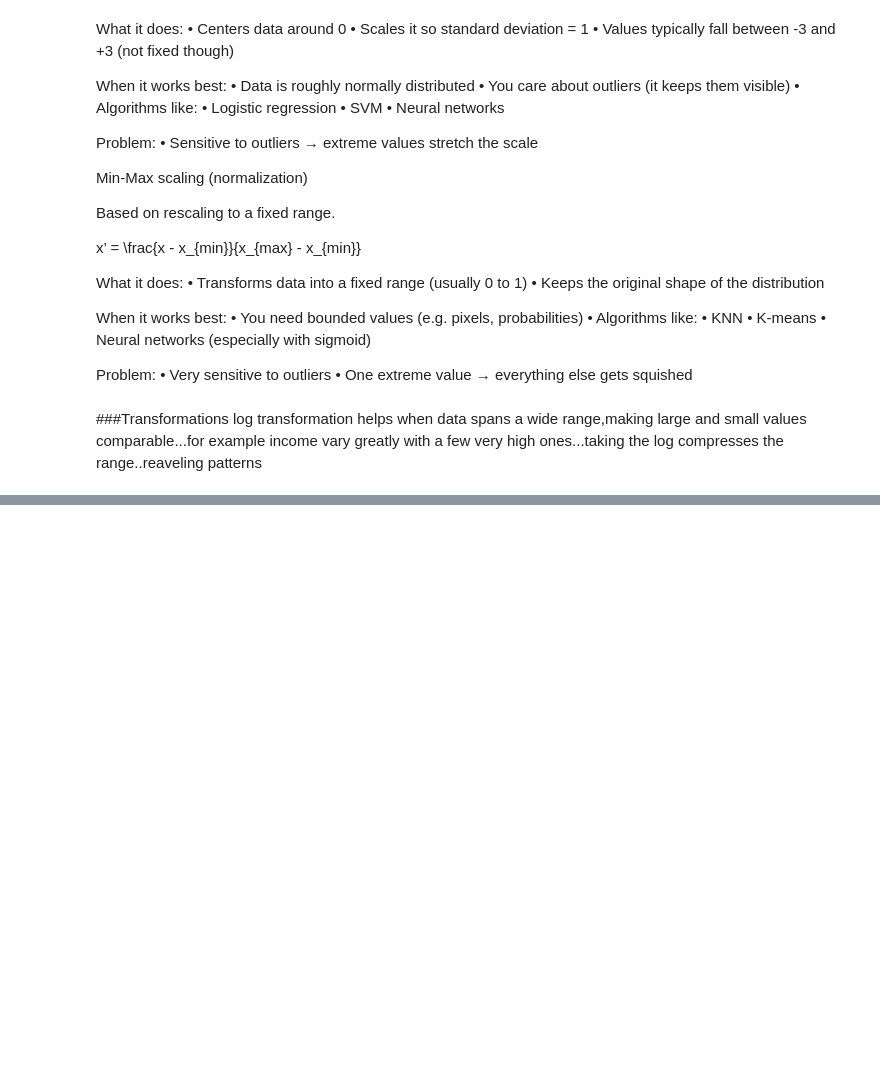
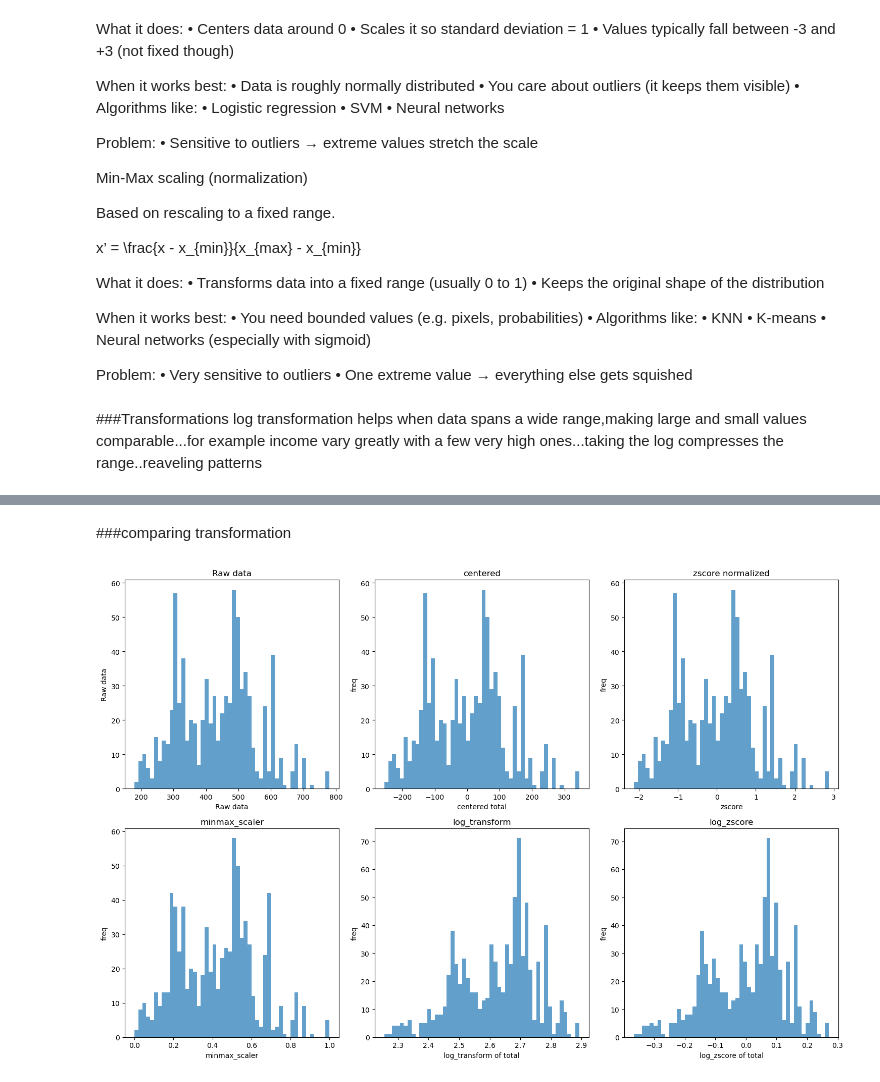
Before and after one commit to SadmanUddin/Data-analysis-and-statistics, a Jupyter notebook: Scaling and Transformations/Untitled-1.ipynb, the cells around one changed output, grey strips where cells are left out. Drawn from its saved outputs; the diff is of its cells as text; code cells hidden in the pictures; blank space fills up the shorter version.

```diff
--- a/Scaling and Transformations/Untitled-1.ipynb
+++ b/Scaling and Transformations/Untitled-1.ipynb
@@ -228,0 +263,52 @@ log transformation helps when data spans a wide range,making large and small val
+# %% [markdown]
+###comparing transformation
+# %%
+fig,axes = plt.subplots(2,3,figsize=(15,10))
+axes[0,0].hist(pokemon["Total"],bins=50,alpha=0.7)
+axes[0,0].set_title('Raw data')
+axes[0,0].set_xlabel('Raw data')
+axes[0,0].set_ylabel('Raw data')
+
+#center
+mean_total=pokemon["Total"].mean()
+centered=pokemon["Total"]-mean_total
+axes[0,1].hist(centered,bins=50,alpha=0.7)
+axes[0,1].set_title("centered")
+axes[0,1].set_xlabel("centered total")
+axes[0,1].set_ylabel("freq")
+
+#zeroscore nor
+data_to_scale = pokemon["Total"].values.reshape(-1,1)
+scaler_z=preprocessing.StandardScaler()
+zscore=scaler_z.fit_transform(data_to_scale)
+axes[0,2].hist(zscore,bins=50,alpha=0.7)
+axes[0,2].set_title("zscore normalized")
+axes[0,2].set_xlabel("zscore")
+axes[0,2].set_ylabel("freq")
+
+#minmax
+scaler_z=preprocessing.MinMaxScaler()
+minmax_scaler=scaler_z.fit_transform(data_to_scale)
+axes[1,0].hist(minmax_scaler,bins=50,alpha=0.7)
+axes[1,0].set_title("minmax_scaler")
+axes[1,0].set_xlabel("minmax_scaler")
+axes[1,0].set_ylabel("freq")
+
+#log transformation
+log_transform=pokemon["Total"].apply(np.log10)
+axes[1,1].hist(log_transform,bins=50,alpha=0.7)
+axes[1,1].set_title("log_transform")
+axes[1,1].set_xlabel("log_transform of total")
+axes[1,1].set_ylabel("freq")
+
+#log+z-score
+log_zscore=EnhanceData(pokemon["Total"],"Zscore")
+axes[1,2].hist(log_zscore,bins=50,alpha=0.7)
+axes[1,2].set_title("log_zscore")
+axes[1,2].set_xlabel("log_zscore of total")
+axes[1,2].set_ylabel("freq")
+
+plt.tight_layout()
+plt.show()
+# %% [output]
+[figure, added]
```
Also changed, not shown: parts of 3 cells of this notebook.
